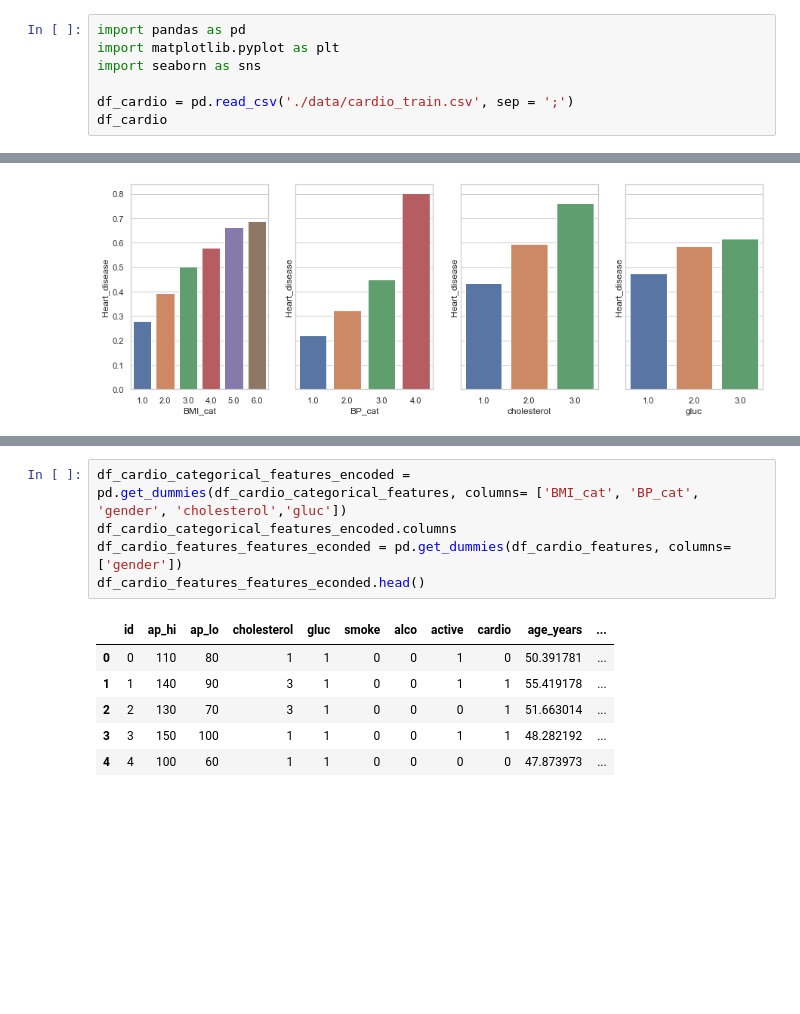
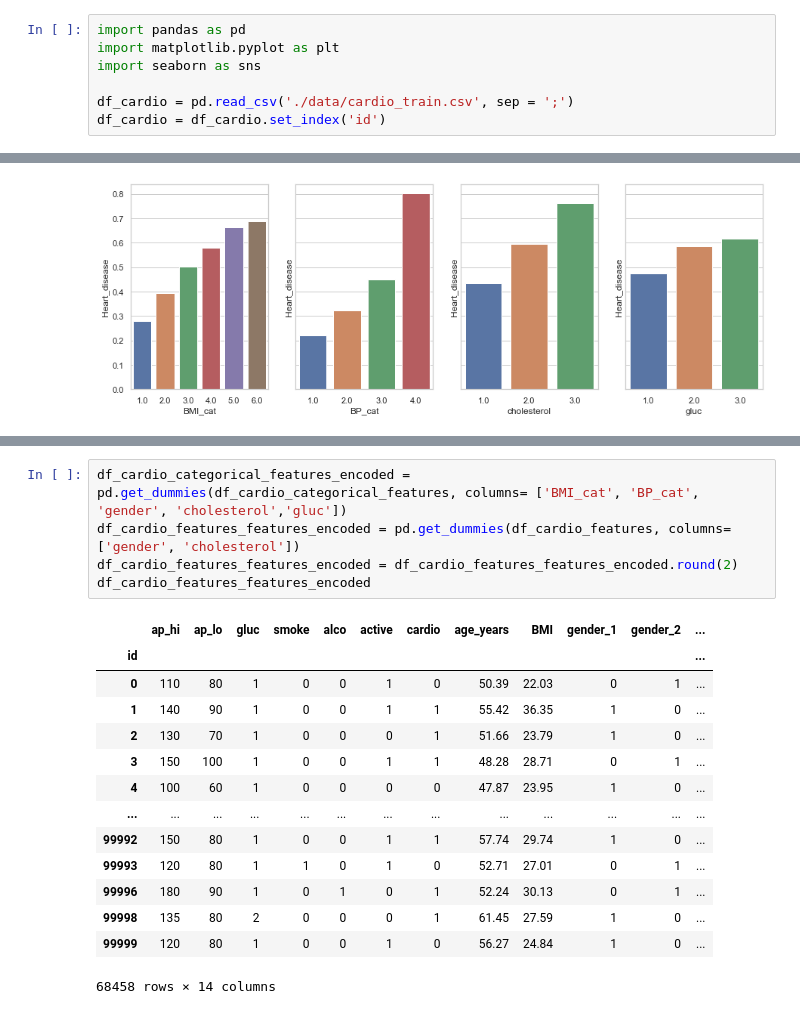
Before and after one commit to Lelelass/Machine-learning-Lassarade, a Jupyter notebook: labb_1/2-0-0.ipynb, the cells around one changed output, grey strips where cells are left out. Saved outputs shown, nothing was run; the diff lists cells and outputs as text; blank space fills up the shorter version.

Commit message:
finished encoded dataframes

```diff
--- a/labb_1/2-0-0.ipynb
+++ b/labb_1/2-0-0.ipynb
@@ -4,4 +4,4 @@ import matplotlib.pyplot as plt
 import seaborn as sns
 
 df_cardio = pd.read_csv('./data/cardio_train.csv', sep = ';')
-df_cardio
+df_cardio = df_cardio.set_index('id')
@@ -283,12 +274,20 @@ print(df_cardio_categorical_features.head())
 # %%
 df_cardio_categorical_features_encoded = pd.get_dummies(df_cardio_categorical_features, columns= ['BMI_cat', 'BP_cat', 'gender', 'cholesterol','gluc'])
-df_cardio_categorical_features_encoded.columns
-df_cardio_features_features_econded = pd.get_dummies(df_cardio_features, columns= ['gender'])
-df_cardio_features_features_econded.head()
+df_cardio_features_features_encoded = pd.get_dummies(df_cardio_features, columns= ['gender', 'cholesterol'])
+df_cardio_features_features_encoded = df_cardio_features_features_encoded.round(2)
+df_cardio_features_features_encoded
 # %% [output]
-|  | id | ap_hi | ap_lo | cholesterol | gluc | smoke | alco | active | cardio | age_years | ... |
-| 0 | 0 | 110 | 80 | 1 | 1 | 0 | 0 | 1 | 0 | 50.391781 | ... |
-| 1 | 1 | 140 | 90 | 3 | 1 | 0 | 0 | 1 | 1 | 55.419178 | ... |
-| 2 | 2 | 130 | 70 | 3 | 1 | 0 | 0 | 0 | 1 | 51.663014 | ... |
-| 3 | 3 | 150 | 100 | 1 | 1 | 0 | 0 | 1 | 1 | 48.282192 | ... |
-| 4 | 4 | 100 | 60 | 1 | 1 | 0 | 0 | 0 | 0 | 47.873973 | ... |
+|  | ap_hi | ap_lo | gluc | smoke | alco | active | cardio | age_years | BMI | gender_1 | gender_2 | ... |
+| id |  |  |  |  |  |  |  |  |  |  |  | ... |
+| 0 | 110 | 80 | 1 | 0 | 0 | 1 | 0 | 50.39 | 22.03 | 0 | 1 | ... |
+| 1 | 140 | 90 | 1 | 0 | 0 | 1 | 1 | 55.42 | 36.35 | 1 | 0 | ... |
+| 2 | 130 | 70 | 1 | 0 | 0 | 0 | 1 | 51.66 | 23.79 | 1 | 0 | ... |
+| 3 | 150 | 100 | 1 | 0 | 0 | 1 | 1 | 48.28 | 28.71 | 0 | 1 | ... |
+| 4 | 100 | 60 | 1 | 0 | 0 | 0 | 0 | 47.87 | 23.95 | 1 | 0 | ... |
+| ... | ... | ... | ... | ... | ... | ... | ... | ... | ... | ... | ... | ... |
+| 99992 | 150 | 80 | 1 | 0 | 0 | 1 | 1 | 57.74 | 29.74 | 1 | 0 | ... |
+| 99993 | 120 | 80 | 1 | 1 | 0 | 1 | 0 | 52.71 | 27.01 | 0 | 1 | ... |
+| 99996 | 180 | 90 | 1 | 0 | 1 | 0 | 1 | 52.24 | 30.13 | 0 | 1 | ... |
+| 99998 | 135 | 80 | 2 | 0 | 0 | 0 | 1 | 61.45 | 27.59 | 1 | 0 | ... |
+| 99999 | 120 | 80 | 1 | 0 | 0 | 1 | 0 | 56.27 | 24.84 | 1 | 0 | ... |
+68458 rows × 14 columns
```
Also changed, not shown: parts of 8 cells of this notebook.
